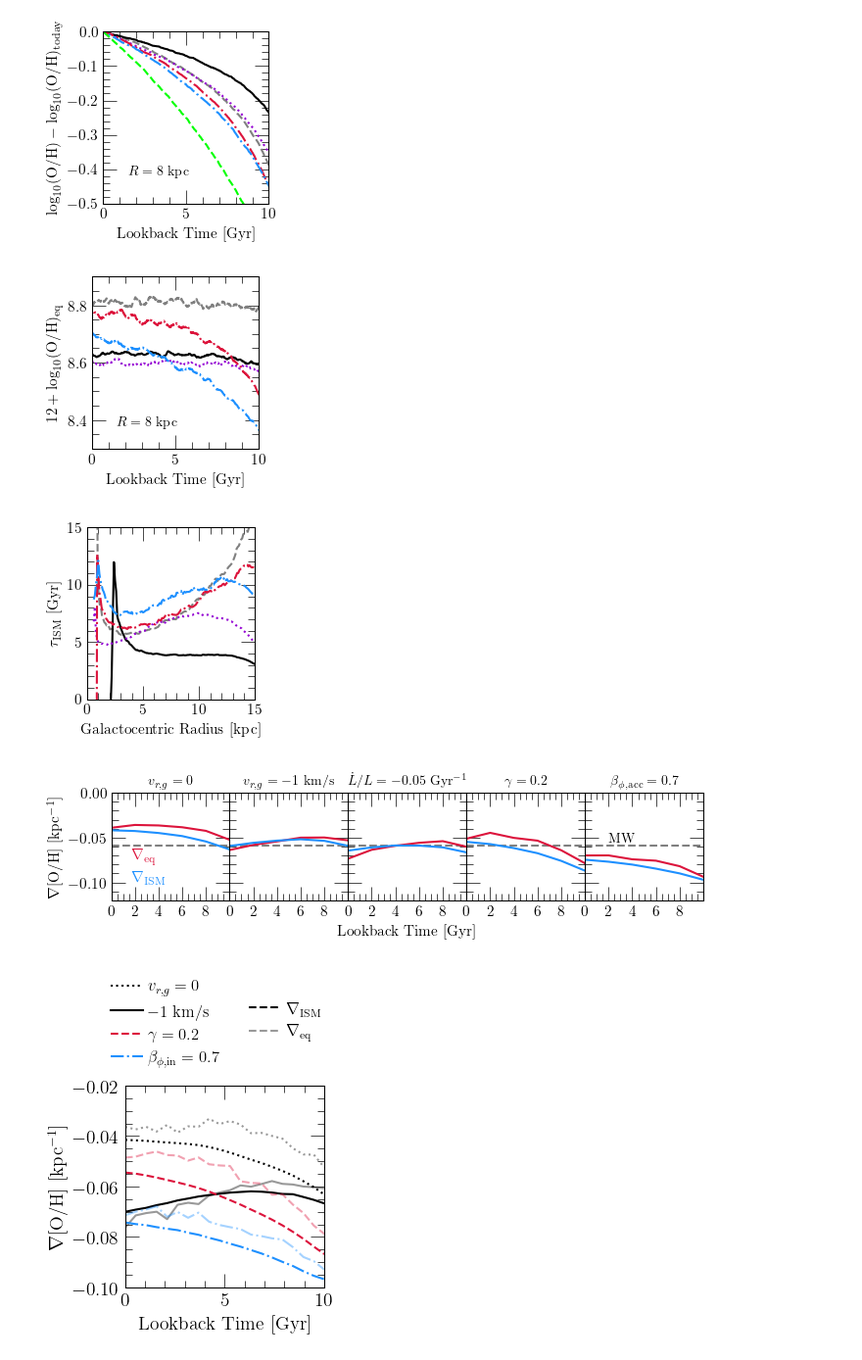
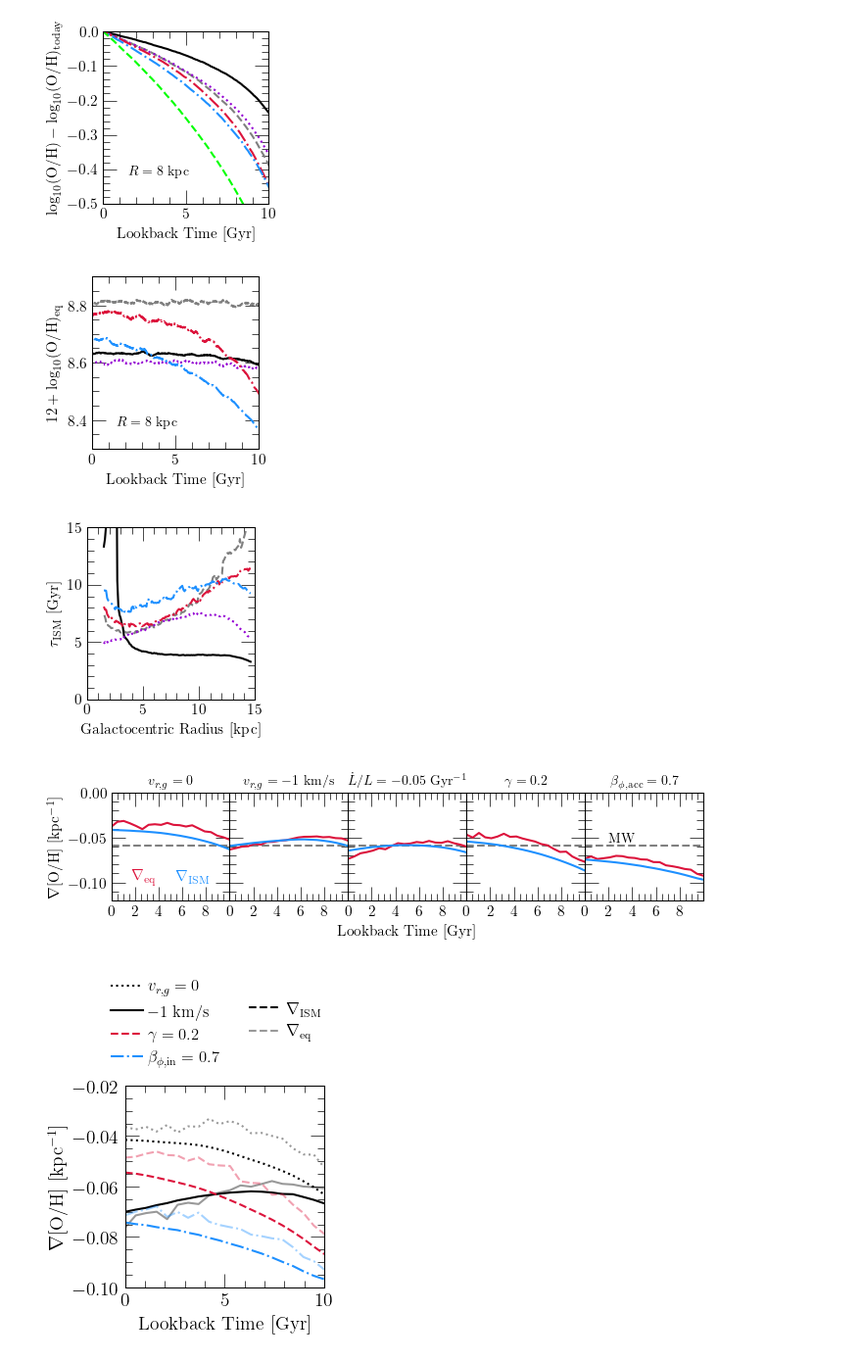
Before and after one commit to giganano/radial-flows, a Jupyter notebook: notebooks/equilibrium.ipynb, the cells around one changed output. Shown at 98% size. Saved outputs shown, nothing was run; the diff lists cells and outputs as text; code cells hidden in the pictures.

```diff
--- a/notebooks/equilibrium.ipynb
+++ b/notebooks/equilibrium.ipynb
@@ -228,12 +228,12 @@ nan
 -0.08442016523486806
 # %%
 outputs = [
-    "../outputs/constant/vgas-0",
-    "../outputs/constant/vgas-1-centraloutflow",
-    "../outputs/linear/dvdr-0p05-centraloutflow",
-    "../outputs/potential-well-deepening/gamma0p2",
-    "../outputs/angular-momentum-dilution/betaphiin0p7",
-    "../outputs/river/insideout"
+    "../outputs/constant/vgas-0-highres",
+    "../outputs/constant/vgas-1-highres",
+    "../outputs/linear/dvdr-0p05-highres",
+    "../outputs/potential-well-deepening/gamma0p2-highres",
+    "../outputs/angular-momentum-dilution/betaphiin0p7-highres",
+    "../outputs/river/insideout-highres"
 ]
 outputs = [vice.output(name) for name in outputs]
 # %%
@@ -440,18 +440,18 @@ outputs = [
     "../outputs/constant/vgas-0-linearschmidt",
     "../outputs/constant/vgas-0",
     "../outputs/constant/vgas-0p5-centraloutflow",
-    "../outputs/constant/vgas-1-centraloutflow",
+    "../outputs/constant/vgas-1-highres",
     "../outputs/constant/vgas-1p5-centraloutflow",
     "../outputs/linear/dvdr-0p02-centraloutflow",
-    "../outputs/linear/dvdr-0p05-centraloutflow",
+    "../outputs/linear/dvdr-0p05-highres",
     "../outputs/linear/dvdr-0p08-centraloutflow",
     "../outputs/potential-well-deepening/gamma0p1",
-    "../outputs/potential-well-deepening/gamma0p2",
+    "../outputs/potential-well-deepening/gamma0p2-highres",
     "../outputs/potential-well-deepening/gamma0p3",
     "../outputs/angular-momentum-dilution/betaphiin0p8",
-    "../outputs/angular-momentum-dilution/betaphiin0p7",
+    "../outputs/angular-momentum-dilution/betaphiin0p7-highres",
     "../outputs/angular-momentum-dilution/betaphiin0p6",
-    "../outputs/river/insideout"
+    "../outputs/river/insideout-highres"
 ]
 outputs = [vice.output(name) for name in outputs]
 # %%
@@ -787,12 +787,12 @@ plt.show()
 [figure]
 # %%
 outputs = [
-    "../outputs/constant/vgas-0",
-    "../outputs/constant/vgas-1-centraloutflow",
-    "../outputs/linear/dvdr-0p05-centraloutflow",
-    "../outputs/potential-well-deepening/gamma0p2",
-    "../outputs/angular-momentum-dilution/betaphiin0p7",
-    "../outputs/river/insideout"
+    "../outputs/constant/vgas-0-highres",
+    "../outputs/constant/vgas-1-highres",
+    "../outputs/linear/dvdr-0p05-highres",
+    "../outputs/potential-well-deepening/gamma0p2-highres",
+    "../outputs/angular-momentum-dilution/betaphiin0p7-highres",
+    # "../outputs/river/insideout-highres"
 ]
 outputs = [vice.output(name) for name in outputs]
 # %%
@@ -911,7 +911,7 @@ def plot_prediction(output, radius = 8, zone_width = 0.1, **kwargs):
     lookback, oheq = equilibrium_evol(output, radius, zone_width = zone_width)
     oheq = [np.log10(zeq / vice.solar_z['o']) for zeq in oheq]
     oheq = [oh_to_12pluslog(oh) for oh in oheq]
-    oheq = boxcarsmoothtrend(lookback, oheq, window = 20)
+    oheq = boxcarsmoothtrend(lookback, oheq, window = 50)
     ax.plot(lookback, oheq, **kwargs)
 
 for i in range(len(outputs)):
@@ -930,7 +930,7 @@ for ext in ["pdf", "jpeg"]:
     plt.savefig("./equilibrium/eq-vs-time.%s" % (ext), **kwargs)
 plt.show()
 # %% [output]
-[figure, old version]
+[figure, new version]
 # %%
 # LABELS = [r"$v_{r,g} = 0$", r"$\gamma = 0.2$", r"$\beta_{\phi,\text{acc}} = 0.7$", r"$\tau/L = -0.1$ Gyr$^{-1}$"]
 # COLORS = ["black", "crimson", "dodgerblue", "black"]
@@ -983,39 +983,40 @@ def tau_ism_profile(output, zone_width = 0.1):
         tau_ism.append(taustar / (1 + eta - mu_g[i] - recycling))
     return [radii[:-1], tau_ism]
 
 def plot_prediction(output, zone_width = 0.1, **kwargs):
     radii, tau_ism = tau_ism_profile(output, zone_width = zone_width)
-    tau_ism = boxcarsmoothtrend(radii, tau_ism, window = 5)
-    ax.plot(radii, tau_ism, **kwargs)
+    tau_ism = boxcarsmoothtrend(radii, tau_ism, window = 8)
+    start = int(1.5 / zone_width)
+    ax.plot(radii[start:], tau_ism[start:], **kwargs)
 
 for i in range(len(outputs)):
     kwargs = {
         "c": named_colors()[COLORS[i]],
         "label": LABELS[i],
         "linestyle": LINESTYLES[i]
     }
     if "river" not in outputs[i].name: plot_prediction(outputs[i], **kwargs)
 
 # kwargs = {
 #     "loc": mpl_loc("upper left"),
 #     "bbox_to_anchor": (0.1, 0.98),
 #     "ncol": 1,
 #     "handlelength": 1.5,
 #     "fontsize": 10
 # }
 # leg = ax.legend(**kwargs)
 
 plt.tight_layout()
 for ext in ["pdf", "jpeg"]:
     kwargs = {}
     if ext == "jpeg": kwargs["dpi"] = 200
     plt.savefig("./equilibrium/tauism-profiles.%s" % (ext), **kwargs)
 plt.show()
 # %% [output]
-[figure, old version]
+[figure, new version]
 # %%
-LOOKBACKS = list(range(0, 11, 2))
-# LOOKBACKS = np.linspace(0, 10, 20)
+# LOOKBACKS = list(range(0, 11, 2))
+LOOKBACKS = np.linspace(0, 10, 20)
 LABELS = [
     r"$v_{r,g} = 0$",
     r"$v_{r,g} = -1$ km/s",
@@ -1069,7 +1070,9 @@ kwargs = {
     "loc": mpl_loc("lower left"),
     "bbox_to_anchor": (0.02, 0.02),
     "fontsize": 11,
-    "handlelength": 0
+    "handlelength": 0,
+    "ncol": 2,
+    "columnspacing": 1
 }
 leg = axes[0].legend(**kwargs)
 fancy_legend(leg, ["crimson", "dodgerblue"])
@@ -1082,7 +1085,7 @@ for ext in ["pdf", "jpeg"]:
     plt.savefig("./equilibrium/slope-evolution-fiducial-models.%s" % (ext), **kwargs)
 plt.show()
 # %% [output]
-[figure, old version]
+[figure, new version]
 # %%
 # LOOKBACKS = list(range(0, 11, 2))
 LOOKBACKS = np.linspace(0, 10, 20)
```
Also changed, not shown: parts of 5 cells of this notebook, 43 other files.
